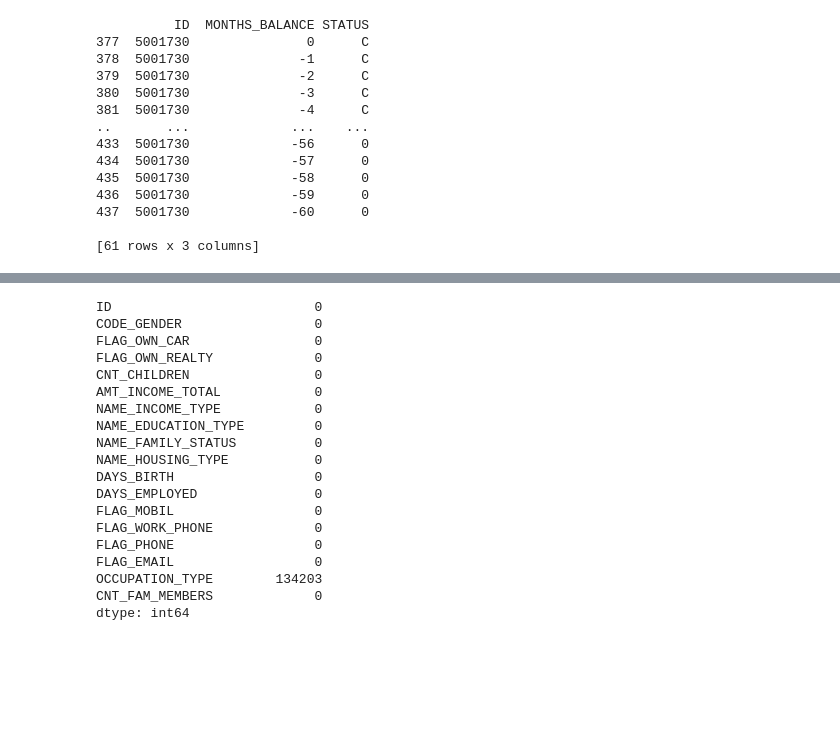
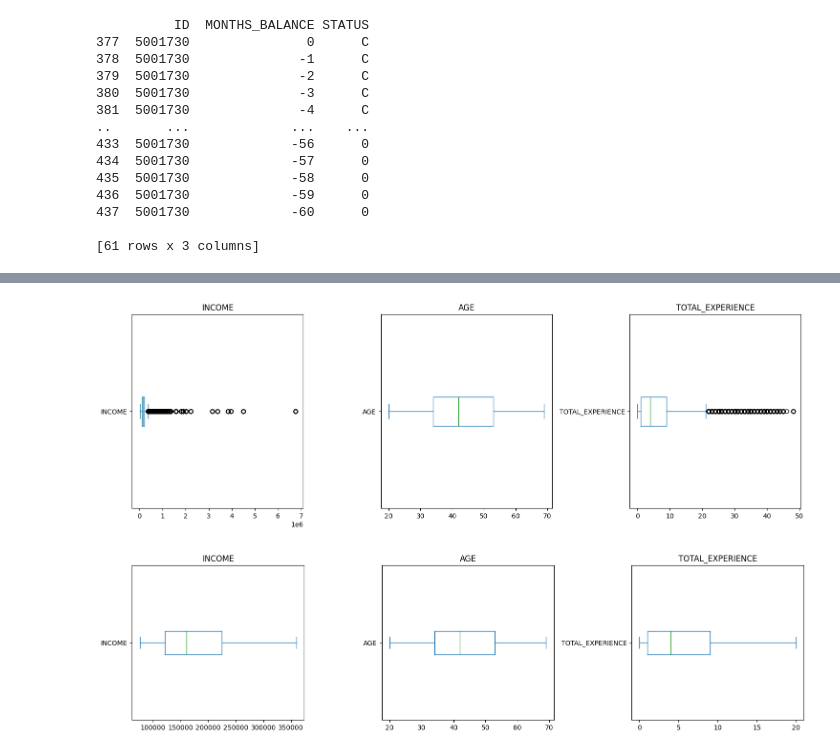
Before and after one commit to maddy221201/My_portfolio, a Jupyter notebook: cleaning_credit.ipynb, the cells around one changed output, grey strips where cells are left out. Saved outputs shown, nothing was run; the diff lists cells and outputs as text; code cells hidden in the pictures; blank space fills up the shorter version.

```diff
--- a/cleaning_credit.ipynb
+++ b/cleaning_credit.ipynb
@@ -91,0 +167,27 @@ df_app[df_app['CUST_ID']==7089090]#Duplicates in df_app seem to be retired indiv
+# %%
+#Calculate numeric growth
+growth_numeric = df_app_final.groupby('CUST_ID')['INCOME'].diff()
+
+is_first_record = growth_numeric.isna()
+single_career = (df_app_final['CAREER_CHANGES'] == 1)
+
+conditions = [
+    # Newbie: First record, low experience, and only 1 career path
+    (is_first_record) & (df_app_final['TOTAL_EXPERIENCE'] <= 1) & (single_career), #Threshold as 1 for newbie
+
+    # Legacy: First record, high experience, and only 1 career path
+    (is_first_record) & (df_app_final['TOTAL_EXPERIENCE'] > 1) & (single_career), #to handle rapid career changes within a short span of time
+
+    # Case: Unstable
+    (growth_numeric < 0) | (df_app_final['INCOME_PCT_CHANGE'] < 0),
+
+    # Case: Stable
+    (growth_numeric >= 0) | (df_app_final['INCOME_PCT_CHANGE'] >= 0)
+]
+
+# Labels
+choices = ['newbie', 'legacy', 'unstable', 'stable']
+
+# Apply logic (Default to 'transitional' or 'other' if they have >1 career change)
+df_app_final['INCOME_STABILITY_CAT'] = np.select(conditions, choices, default='transitional')
+df_app_final.drop(columns=['CAREER_CHANGES'], inplace=True)
@@ -231,22 +310,29 @@ print(f"Null values after imputation: {df_app['OCCUPATION_TYPE'].isnull().sum()}
-# %%
-df_app.isnull().sum()
-# %% [output]
-ID                          0
-CODE_GENDER                 0
-FLAG_OWN_CAR                0
-FLAG_OWN_REALTY             0
-CNT_CHILDREN                0
-AMT_INCOME_TOTAL            0
-NAME_INCOME_TYPE            0
-NAME_EDUCATION_TYPE         0
-NAME_FAMILY_STATUS          0
-NAME_HOUSING_TYPE           0
-DAYS_BIRTH                  0
-DAYS_EMPLOYED               0
-FLAG_MOBIL                  0
-FLAG_WORK_PHONE             0
-FLAG_PHONE                  0
-FLAG_EMAIL                  0
-OCCUPATION_TYPE        134203
-CNT_FAM_MEMBERS             0
-dtype: int64
+# %%
+import matplotlib.pyplot as plt
+from scipy.stats import mstats
+
+# Create a 1x3 grid (1 row, 3 columns)
+fig, axes = plt.subplots(1, 3, figsize=(15, 5))
+
+# Use 1D indexing for a 1x3 grid
+df_app_final['INCOME'].plot(kind='box', vert=False, ax=axes[0], title='INCOME')
+df_app_final['AGE'].plot(kind='box', vert=False, ax=axes[1], title='AGE')
+df_app_final['TOTAL_EXPERIENCE'].plot(kind='box', vert=False, ax=axes[2], title='TOTAL_EXPERIENCE')
+
+plt.tight_layout()
+plt.show()
+
+# Apply winsorizing
+df_app_final['INCOME'] = mstats.winsorize(df_app_final['INCOME'], limits=[0.05, 0.05]).data
+df_app_final['TOTAL_EXPERIENCE'] = mstats.winsorize(df_app_final['TOTAL_EXPERIENCE'], limits=[0.05, 0.05]).data
+# %% [output]
+[figure, added]
+# %%
+fig, axes = plt.subplots(1, 3, figsize=(15, 4))
+df_app_final['INCOME'].plot(kind='box', vert=False, ax=axes[0], title='INCOME')
+df_app_final['AGE'].plot(kind='box', vert=False, ax=axes[1], title='AGE')
+df_app_final['TOTAL_EXPERIENCE'].plot(kind='box', vert=False, ax=axes[2], title='TOTAL_EXPERIENCE')
+plt.tight_layout()
+plt.show()
+# %% [output]
+[figure, added]
```
Also changed, not shown: parts of 26 cells of this notebook, 1 other file.
